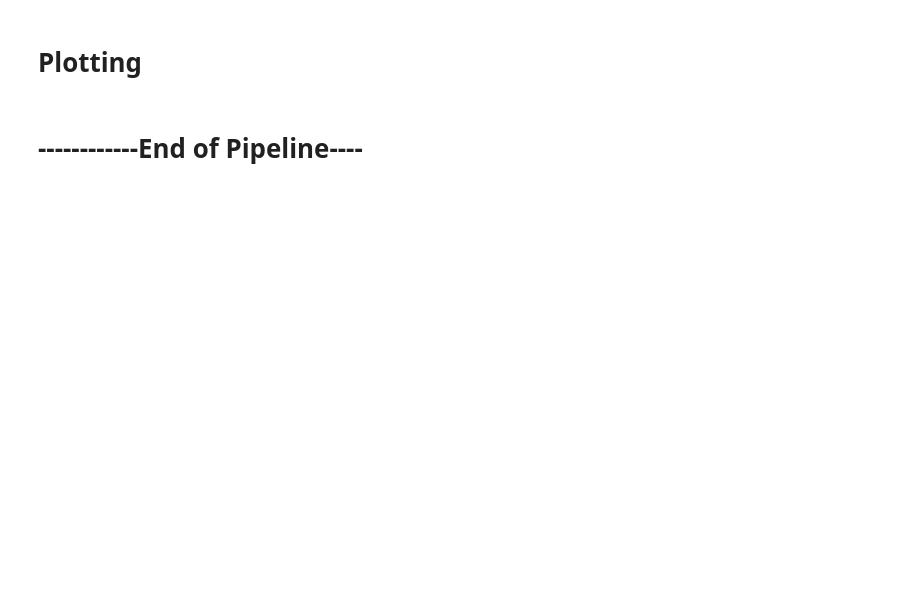
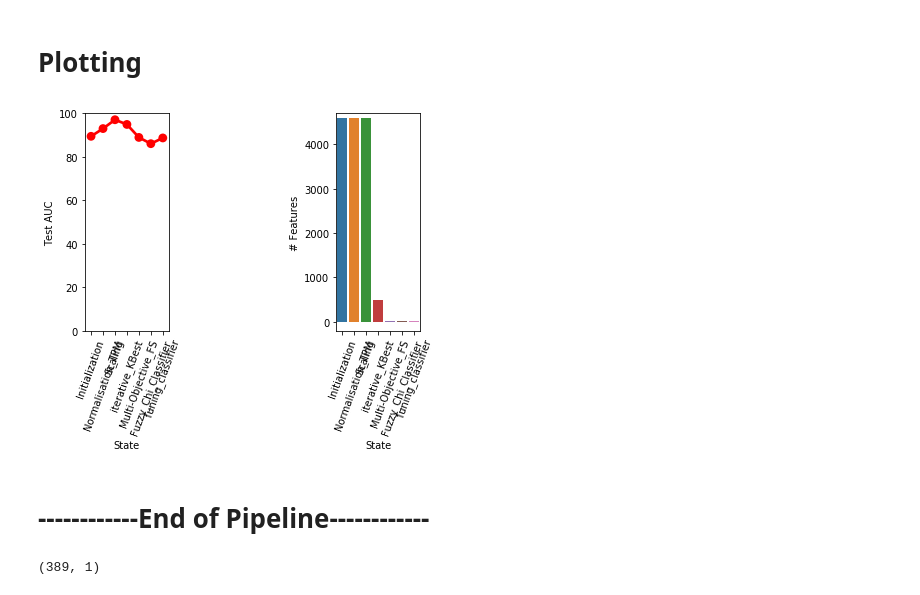
Before and after one commit to F-Aghaeipoor/BioML, a Jupyter notebook: Test1.ipynb, the cells around one changed output. Saved outputs shown, nothing was run; the diff lists cells and outputs as text; code cells hidden in the pictures; blank space fills up the shorter version.

```diff
--- a/Test1.ipynb
+++ b/Test1.ipynb
@@ -155,5 +340,5 @@ def ReadData(Path_data, Path_label):
 # %%
-def Normalization(X_train,X_test):
+def Scaling(X_train,X_test):
   ## 1.Scaling features to a range [0,1]
   ## 2.Standardize features by removing the mean (u=0) and scaling to the same variance,z = (x - u) / s
   scaler = MinMaxScaler().fit(X_train)
@@ -542,15 +711,16 @@ fold 2 is processing...
 # %% [markdown]
 # **Show Results**
 # %%
-Results_df = pd.DataFrame(columns=['State', 'Train Acc', 'Test Acc','Train AUC','Test AUC','# Featuress','# Rules'])
+Results_df = pd.DataFrame(columns=['State', 'Train Acc', 'Train AUC','Test Acc','STD','Test AUC','STD','# Features','# Rules'])
 Results_df=PrintResults(results, 'Initialization',Results_df)
-Results_df=PrintResults(results, 'Normalization',Results_df)
-Results_df=PrintResults(results, 'SelectKBest',Results_df)
-Results_df=PrintResults(results, 'SelectFromModel',Results_df)
-Results_df=PrintResults(results, 'RFE_FS',Results_df)
+Results_df=PrintResults(results, 'Normalisation_'+normalization_selected,Results_df)
+Results_df=PrintResults(results, 'Scaling',Results_df)
+Results_df=PrintResults(results, mode_KBest+'_KBest',Results_df)
+# Results_df=PrintResults(results, 'SelectFromModel',Results_df)
+# Results_df=PrintResults(results, 'RFE_FS',Results_df)
+Results_df=PrintResults(results, 'Multi-Objective_FS',Results_df)
+Results_df=PrintResults(results, 'Fuzzy_Chi_Classifier',Results_df)
+# Results_df=PrintResults(results, 'MPAES_RCS',Results_df)
 Results_df=PrintResults(results, 'Tuning_classifier',Results_df)
-Results_df=PrintResults(results, 'Fuzzy',Results_df)
-Results_df=PrintResults(results, 'Fuzzy_alberto',Results_df)
-Results_df=PrintResults(results, 'MPAES_RCS',Results_df)
-# Results_df.to_csv("./drive/MyDrive/Colab Notebooks/Results/RF_Results.csv")
+
 Results_df.head(10)
@@ -570,2 +743,21 @@ plt.show()
+# %%
+fig, axs = plt.subplots(1,2)   #,constrained_layout=True
+
+sns.catplot(x="State", y="Test AUC",kind="point", data=Results_df,color='r',ax=axs[0])
+axs[0].set_xticklabels(labels=axs[0].get_xticklabels(),rotation=70,size=10)
+axs[0].set(ylim=(0, 100))
+
+axs[1].set(ylim=(-200, 4700))
+
+sns.barplot(x="State", y="# Features", data=Results_df,ax=axs[1])
+axs[1].set_xticklabels(labels=axs[1].get_xticklabels(),rotation=70,size=10)
+fig.subplots_adjust(wspace=2)
+
+plt.close(2)
+plt.close(3)
+
+# plt.savefig('C:/Users/MASNA.CO/Dropbox/PAPERS/10-/Results/2Round_TPM_LR.png', bbox_inches='tight')
+# %% [output]
+[figure, added]
 # %% [markdown]
-# ------------End of Pipeline----
+# ------------End of Pipeline------------
@@ -571,0 +776,4 @@ plt.show()
+# %%
+y_train.shape
+# %% [output]
+(389, 1)
```
Also changed, not shown: parts of 47 cells of this notebook.
